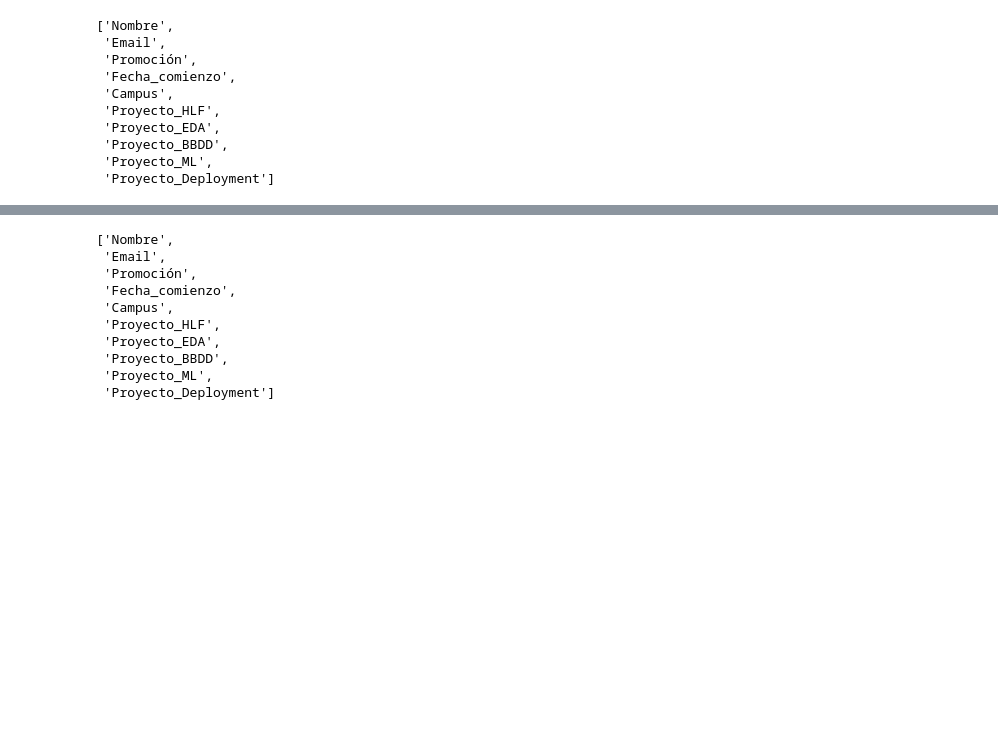
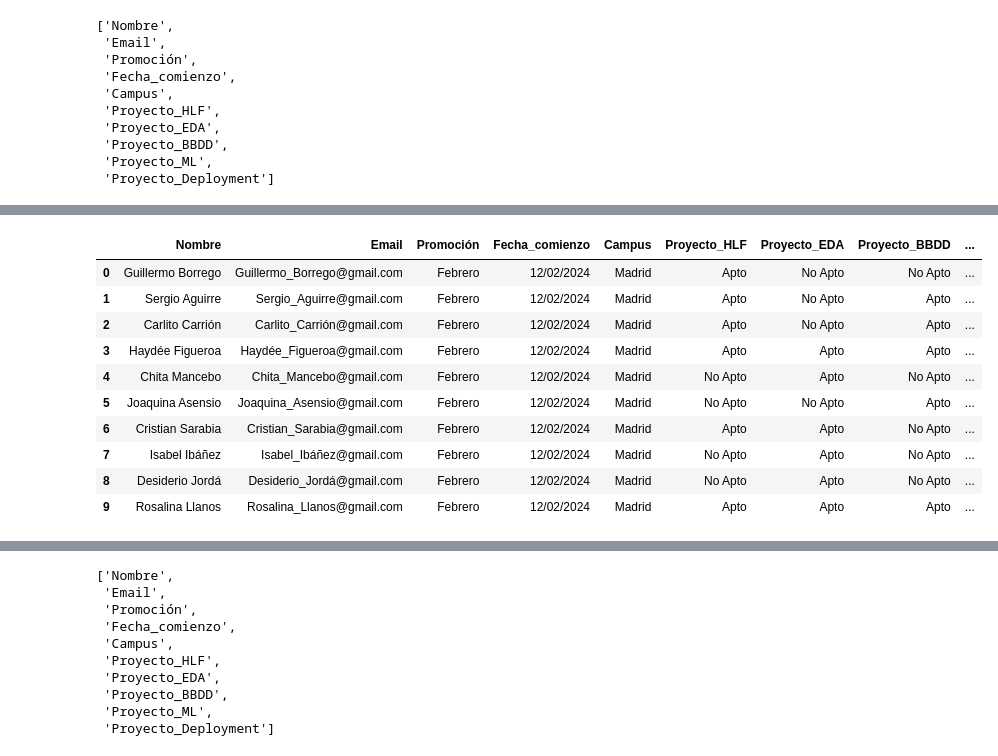
Before and after one commit to SortegaG/SQLite, a Jupyter notebook: Enunciado/data/dataframes.ipynb, the cells around one changed output, grey strips where cells are left out. Cells and saved outputs as stored; diff of their text form; code cells hidden in the pictures; blank space fills up the shorter version.

```diff
--- a/Enunciado/data/dataframes.ipynb
+++ b/Enunciado/data/dataframes.ipynb
@@ -33,3 +33,17 @@ clase_1
 | 12 | Maximiliano Menéndez | Maximiliano_Menéndez@gmail.com | Septiembre | 18/09/2023 | Madrid | Apto | No Apto | Apto | ... |
 | 13 | Anita Heredia | Anita_Heredia@gmail.com | Septiembre | 18/09/2023 | Madrid | Apto | Apto | Apto | ... |
 | 14 | Eli Casas | Eli_Casas@gmail.com | Septiembre | 18/09/2023 | Madrid | Apto | Apto | Apto | ... |
+# %%
+clase_2
+# %% [output]
+|  | Nombre | Email | Promoción | Fecha_comienzo | Campus | Proyecto_HLF | Proyecto_EDA | Proyecto_BBDD | ... |
+| 0 | Guillermo Borrego | Guillermo_Borrego@gmail.com | Febrero | 12/02/2024 | Madrid | Apto | No Apto | No Apto | ... |
+| 1 | Sergio Aguirre | Sergio_Aguirre@gmail.com | Febrero | 12/02/2024 | Madrid | Apto | No Apto | Apto | ... |
+| 2 | Carlito Carrión | Carlito_Carrión@gmail.com | Febrero | 12/02/2024 | Madrid | Apto | No Apto | Apto | ... |
+| 3 | Haydée Figueroa | Haydée_Figueroa@gmail.com | Febrero | 12/02/2024 | Madrid | Apto | Apto | Apto | ... |
+| 4 | Chita Mancebo | Chita_Mancebo@gmail.com | Febrero | 12/02/2024 | Madrid | No Apto | Apto | No Apto | ... |
+| 5 | Joaquina Asensio | Joaquina_Asensio@gmail.com | Febrero | 12/02/2024 | Madrid | No Apto | No Apto | Apto | ... |
+| 6 | Cristian Sarabia | Cristian_Sarabia@gmail.com | Febrero | 12/02/2024 | Madrid | Apto | Apto | No Apto | ... |
+| 7 | Isabel Ibáñez | Isabel_Ibáñez@gmail.com | Febrero | 12/02/2024 | Madrid | No Apto | Apto | No Apto | ... |
+| 8 | Desiderio Jordá | Desiderio_Jordá@gmail.com | Febrero | 12/02/2024 | Madrid | No Apto | Apto | No Apto | ... |
+| 9 | Rosalina Llanos | Rosalina_Llanos@gmail.com | Febrero | 12/02/2024 | Madrid | Apto | Apto | Apto | ... |
```
Also changed, not shown: parts of 2 cells of this notebook, 4 other files.
